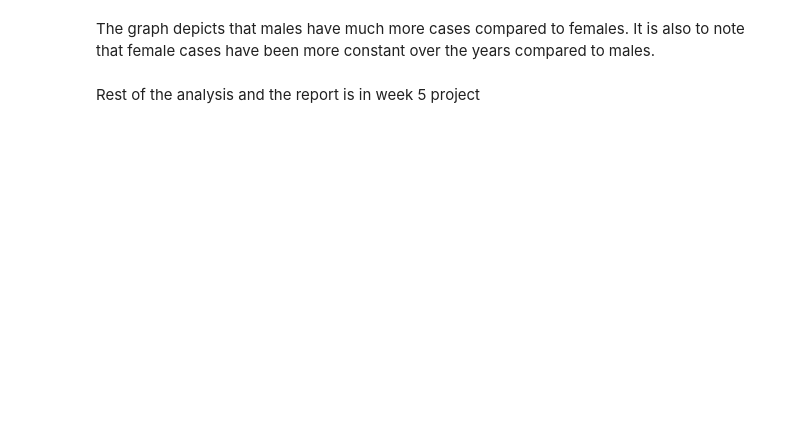
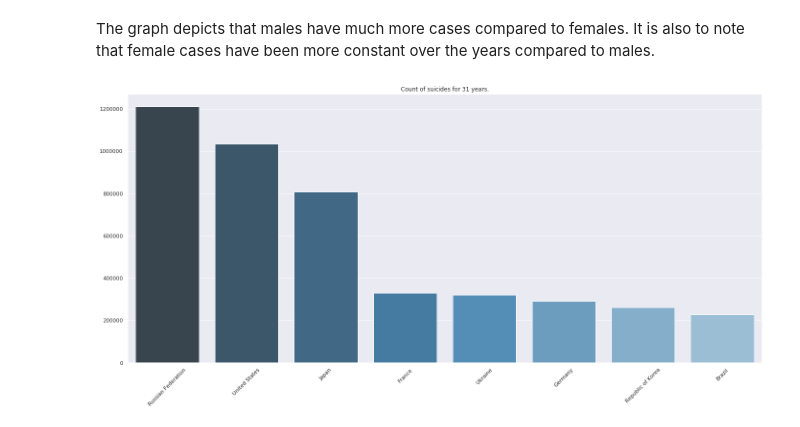
Before and after one commit to 1pk73/Coursera-Capstone, a Jupyter notebook: week 4 final.ipynb, the cells around one changed output. Saved outputs shown, nothing was run; the diff lists cells and outputs as text; code cells hidden in the pictures; blank space fills up the shorter version.

```diff
--- a/week 4 final.ipynb
+++ b/week 4 final.ipynb
@@ -228,4 +228,16 @@ df_data.pivot_table(index='year',columns='sex',values='suicides_no', aggfunc='su
 # %% [markdown]
 The graph depicts that males have much more cases compared to females. It is also to note that female cases have been more constant over the years compared to males.
-# %% [markdown]
-Rest of the analysis and the report is in week 5 project
+# %%
+suic_sum = pd.DataFrame(df_data['suicides_no'].groupby(df_data['country']).sum())
+suic_sum = suic_sum.reset_index().sort_index(by='suicides_no',ascending=False)
+most_cont = suic_sum.head(8)
+fig = plt.figure(figsize=(20,10))
+plt.title('Count of suicides for 31 years.')
+sns.set(font_scale=2)
+sns.barplot(y='suicides_no',x='country',data=most_cont,palette="Blues_d")
+plt.xticks(rotation=45)
+plt.ylabel('');
+plt.xlabel('')
+plt.tight_layout()
+# %% [output]
+[figure, added]
```
Also changed, not shown: parts of 17 cells of this notebook.
